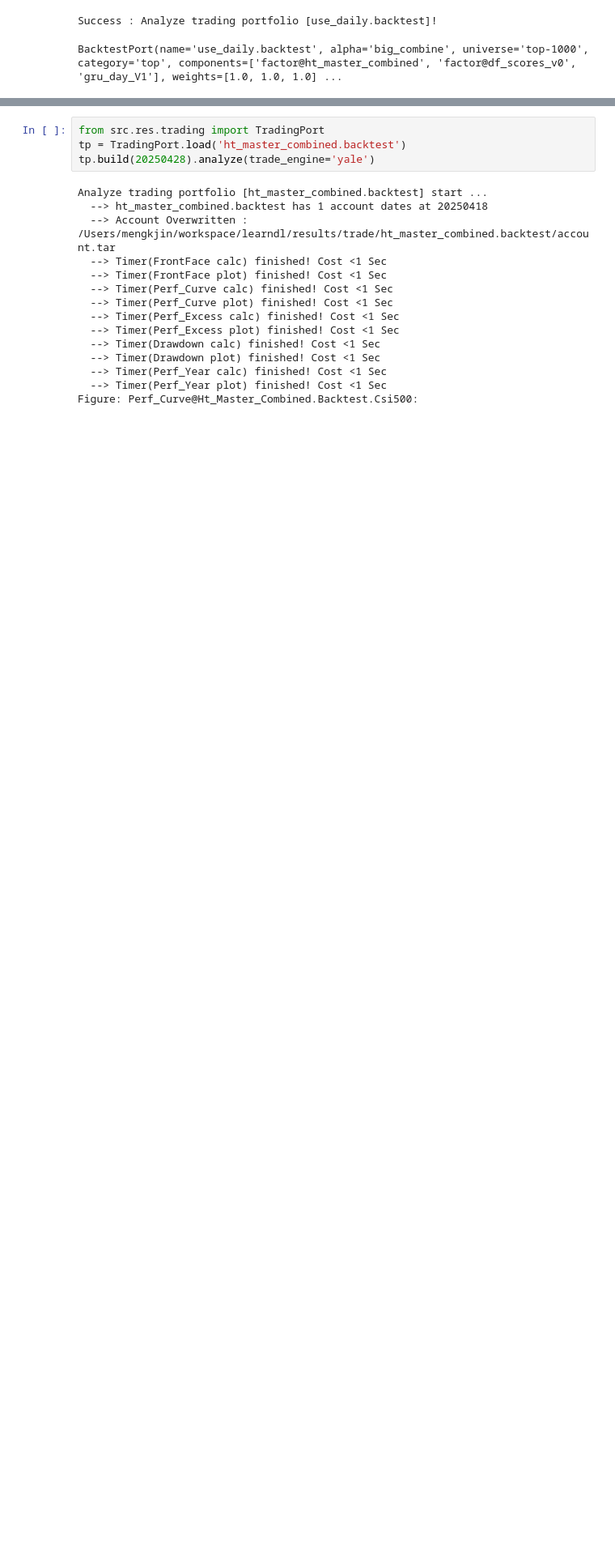
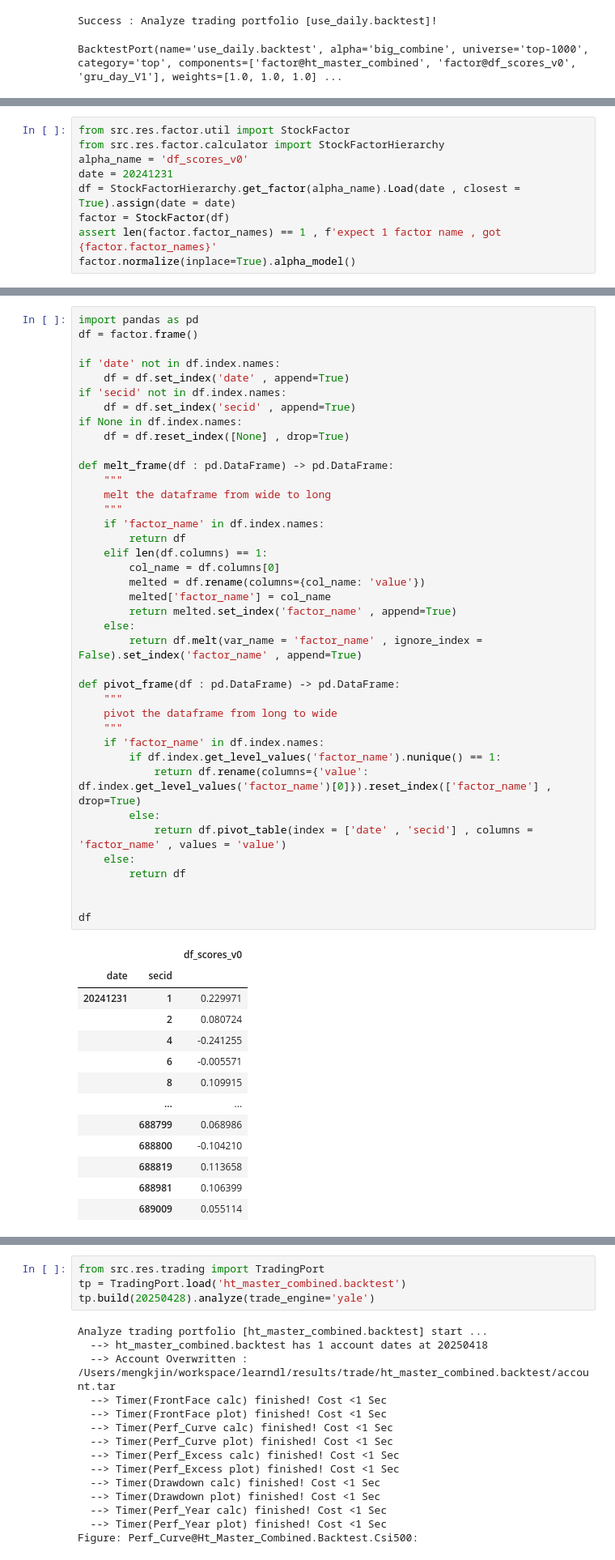
Before and after one commit to mengkjin/learndl, a Jupyter notebook: resources/notebooks/trade_port_analysis.ipynb, the cells around one changed output, grey strips where cells are left out. Shown at 81% size. Cells and saved outputs as stored; diff of their text form; blank space fills up the shorter version.

```diff
--- a/resources/notebooks/trade_port_analysis.ipynb
+++ b/resources/notebooks/trade_port_analysis.ipynb
@@ -54,0 +75,9 @@ tp.build().analyze()
+# %%
+from src.res.factor.util import StockFactor
+from src.res.factor.calculator import StockFactorHierarchy
+alpha_name = 'df_scores_v0'
+date = 20241231
+df = StockFactorHierarchy.get_factor(alpha_name).Load(date , closest = True).assign(date = date)
+factor = StockFactor(df)
+assert len(factor.factor_names) == 1 , f'expect 1 factor name , got {factor.factor_names}'
+factor.normalize(inplace=True).alpha_model()
@@ -54,0 +103,53 @@ tp.build().analyze()
+# %%
+import pandas as pd
+df = factor.frame()
+
+if 'date' not in df.index.names:
+    df = df.set_index('date' , append=True)
+if 'secid' not in df.index.names:
+    df = df.set_index('secid' , append=True)
+if None in df.index.names:
+    df = df.reset_index([None] , drop=True)
+
+def melt_frame(df : pd.DataFrame) -> pd.DataFrame:
+    """
+    melt the dataframe from wide to long
+    """
+    if 'factor_name' in df.index.names:
+        return df
+    elif len(df.columns) == 1:
+        col_name = df.columns[0]
+        melted = df.rename(columns={col_name: 'value'})
+        melted['factor_name'] = col_name
+        return melted.set_index('factor_name' , append=True)
+    else:
+        return df.melt(var_name = 'factor_name' , ignore_index = False).set_index('factor_name' , append=True)
+
+def pivot_frame(df : pd.DataFrame) -> pd.DataFrame:
+    """
+    pivot the dataframe from long to wide
+    """
+    if 'factor_name' in df.index.names:
+        if df.index.get_level_values('factor_name').nunique() == 1:
+            return df.rename(columns={'value': df.index.get_level_values('factor_name')[0]}).reset_index(['factor_name'] , drop=True)
+        else:
+            return df.pivot_table(index = ['date' , 'secid'] , columns = 'factor_name' , values = 'value')
+    else:
+        return df
+
+
+df
+# %% [output]
+|  |  | df_scores_v0 |
+| date | secid |  |
+| 20241231 | 1 | 0.229971 |
+|  | 2 | 0.080724 |
+|  | 4 | -0.241255 |
+|  | 6 | -0.005571 |
+|  | 8 | 0.109915 |
+|  | ... | ... |
+|  | 688799 | 0.068986 |
+|  | 688800 | -0.104210 |
+|  | 688819 | 0.113658 |
+|  | 688981 | 0.106399 |
+|  | 689009 | 0.055114 |
```
Also changed, not shown: parts of 7 cells of this notebook, 13 other files.
